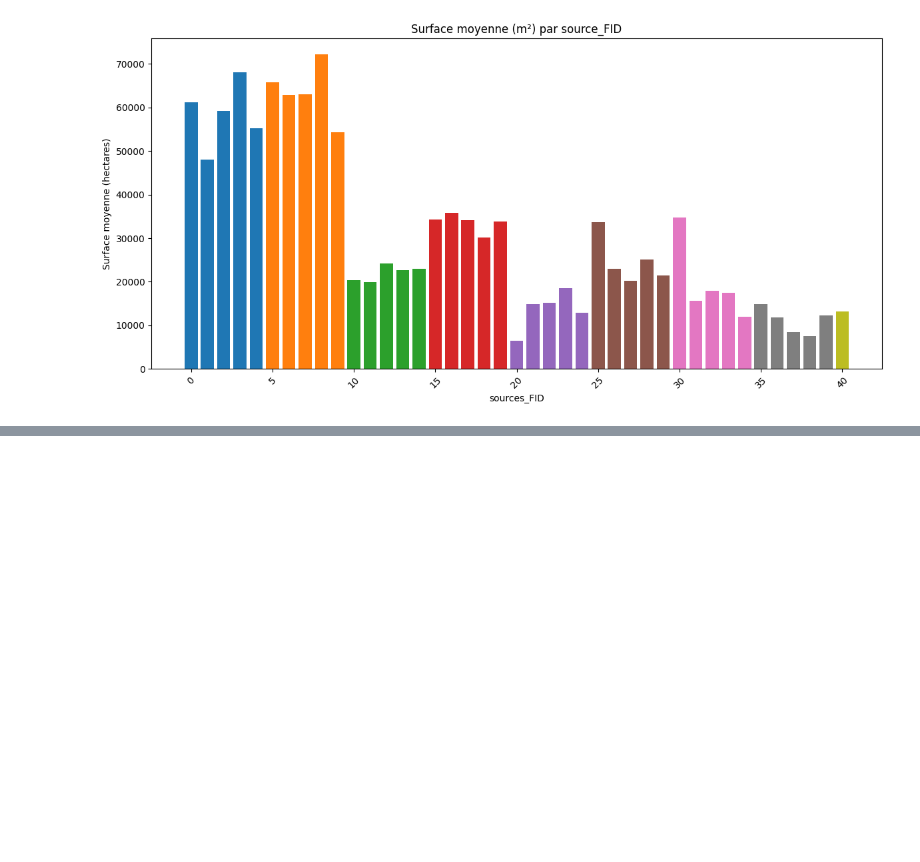
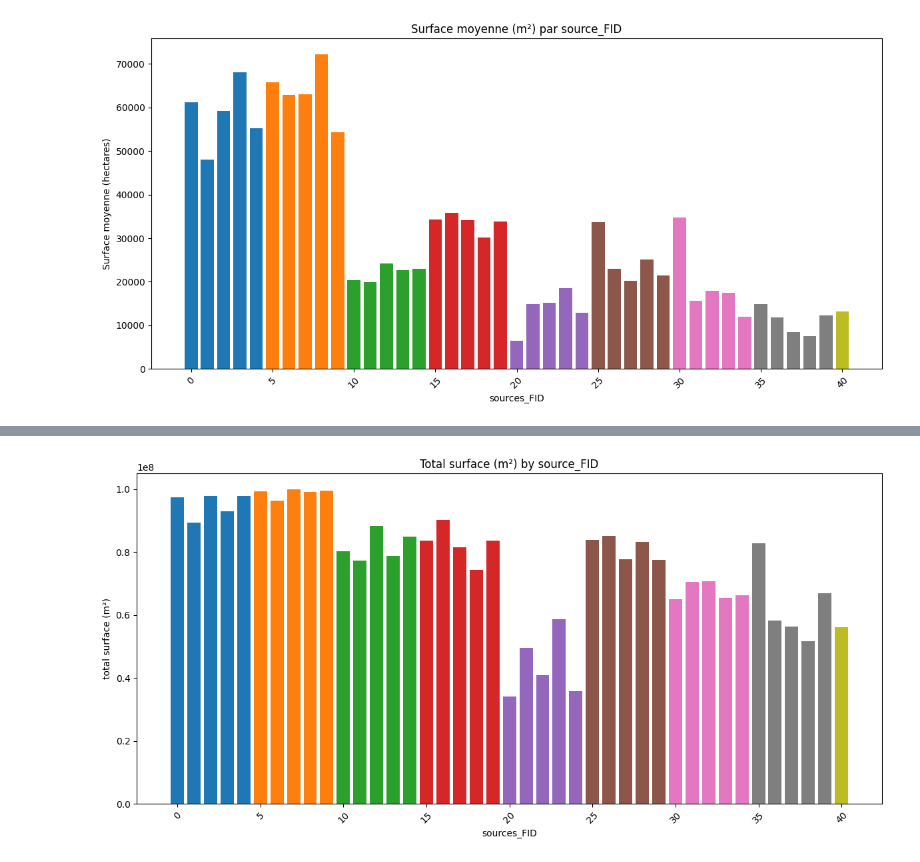
Before and after one commit to giovannisetaro/DSWProject_CropIdentification, a Jupyter notebook: manual_jobs/Dataset_visualisation.ipynb, the cells around one changed output, grey strips where cells are left out. Saved outputs shown, nothing was run; the diff lists cells and outputs as text; code cells hidden in the pictures; blank space fills up the shorter version.

```diff
--- a/manual_jobs/Dataset_visualisation.ipynb
+++ b/manual_jobs/Dataset_visualisation.ipynb
@@ -294,0 +294,13 @@ plt.grid(True)
+# %%
+total_surface = zones_stats_df.groupby("source_FID")["surface"].sum().reindex(fid_range, fill_value=0)
+
+plt.figure(figsize=(12, 6))
+plt.bar(total_surface.index, total_surface.values, color=colors)
+plt.title("Total surface (m²) by source_FID")
+plt.xlabel("sources_FID")
+plt.ylabel("total surface (m²)")
+plt.xticks(rotation=45)
+plt.tight_layout()
+plt.show()
+# %% [output]
+[figure, added]
```
Also changed, not shown: parts of 6 cells of this notebook.
